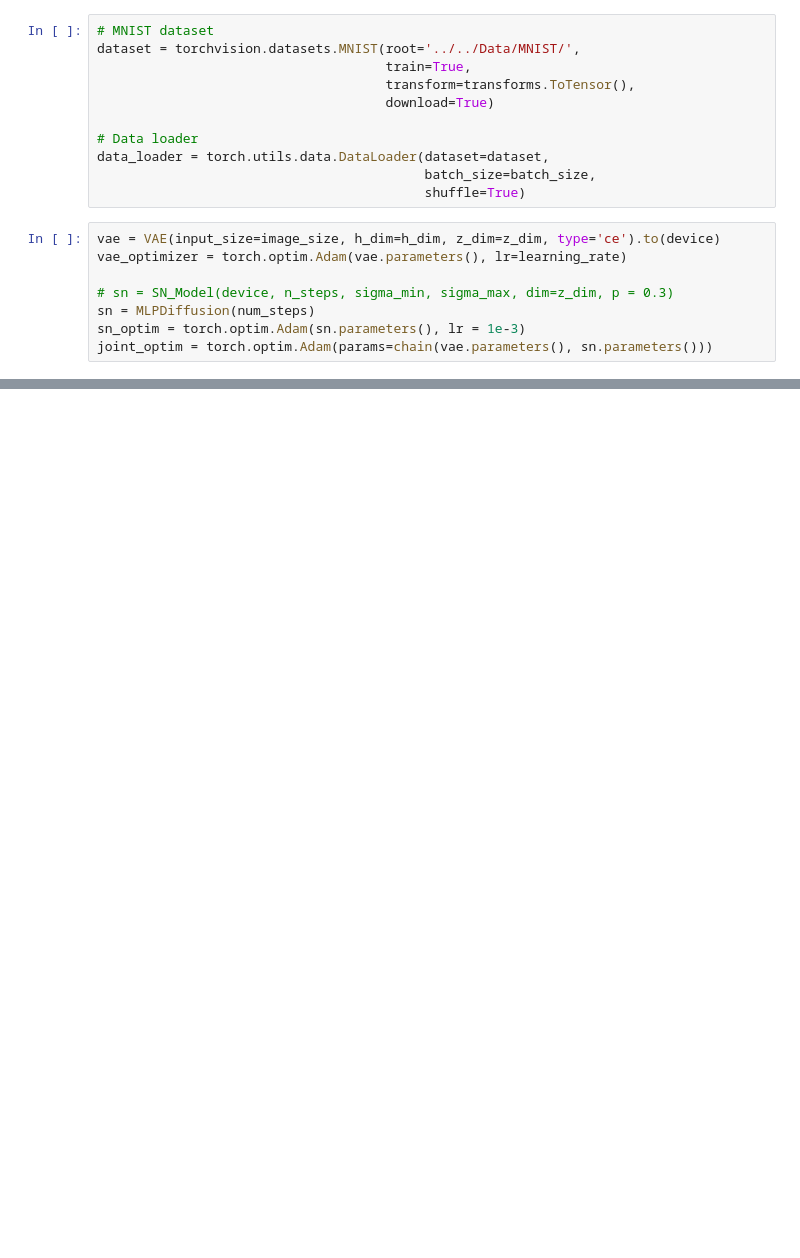
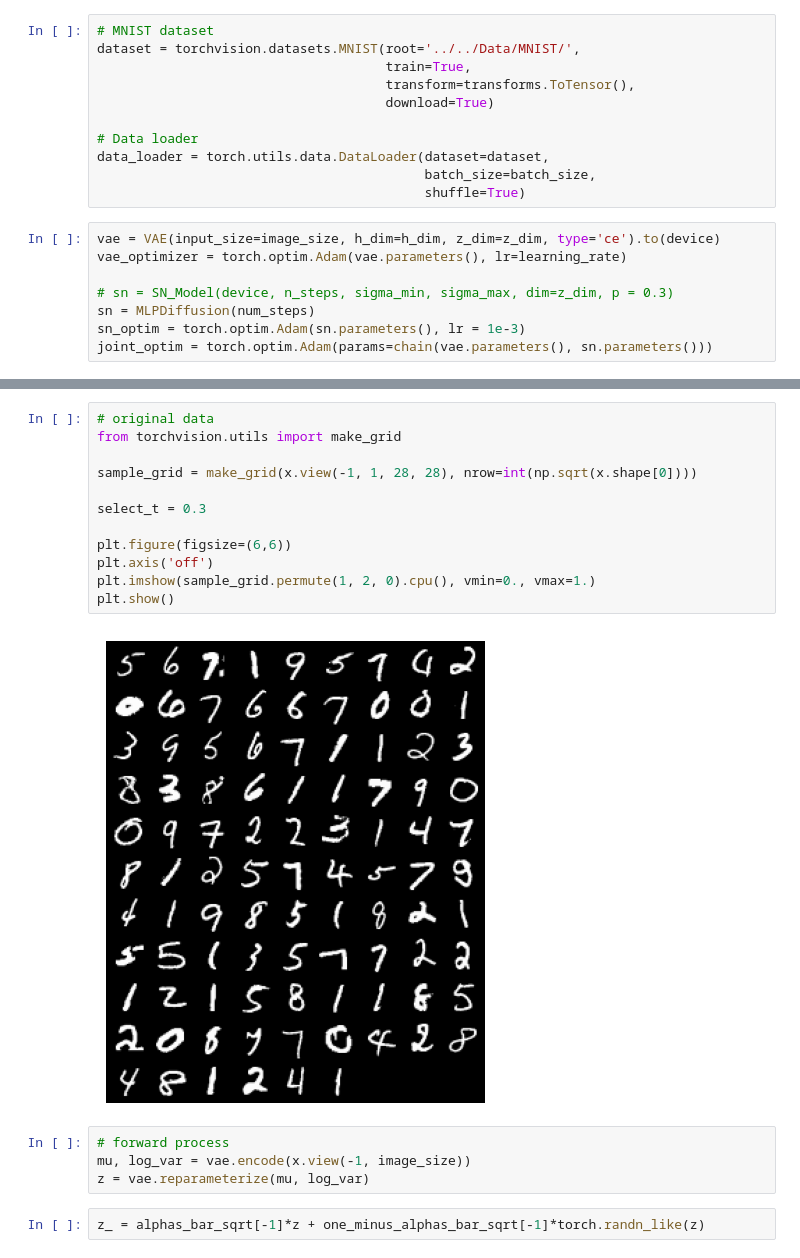
Before and after one commit to wangxuuu/LSGM-demo, a Jupyter notebook: DDPM_AE_mnist.ipynb, the cells around one changed output, grey strips where cells are left out. Cells and saved outputs as stored; diff of their text form; blank space fills up the shorter version.

```diff
--- a/DDPM_AE_mnist.ipynb
+++ b/DDPM_AE_mnist.ipynb
@@ -180,0 +215,20 @@ Epoch[100/100], Step [400/469], Reconst Loss: 9491.8984, KL Div: 3191.4617, Diff
+# %%
+# original data
+from torchvision.utils import make_grid
+
+sample_grid = make_grid(x.view(-1, 1, 28, 28), nrow=int(np.sqrt(x.shape[0])))
+
+select_t = 0.3
+
+plt.figure(figsize=(6,6))
+plt.axis('off')
+plt.imshow(sample_grid.permute(1, 2, 0).cpu(), vmin=0., vmax=1.)
+plt.show()
+# %% [output]
+[figure, added]
+# %%
+# forward process
+mu, log_var = vae.encode(x.view(-1, image_size))
+z = vae.reparameterize(mu, log_var)
+# %%
+z_ = alphas_bar_sqrt[-1]*z + one_minus_alphas_bar_sqrt[-1]*torch.randn_like(z)
```
Also changed, not shown: parts of 5 cells of this notebook.
